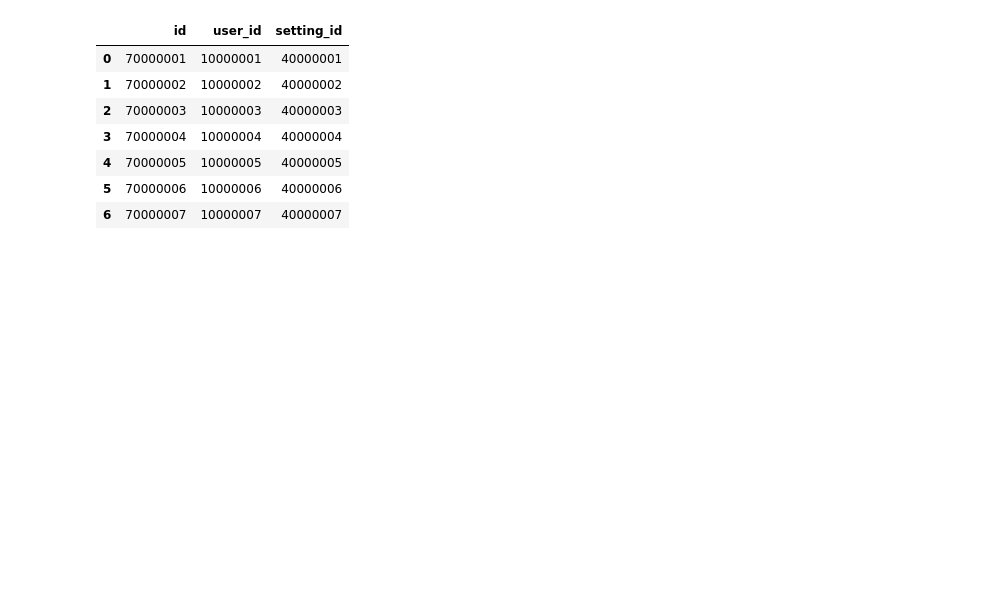
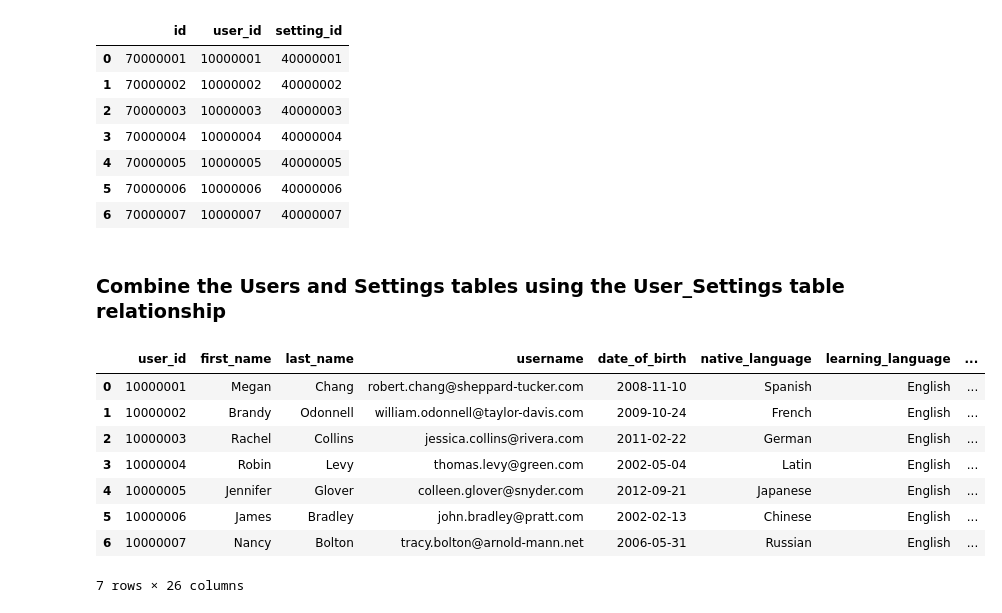
Before and after one commit to caidennason/learnlink-team-4, a Jupyter notebook: rec-system/index.ipynb, the cells around one changed output. Cells and saved outputs as stored; diff of their text form; code cells hidden in the pictures; blank space fills up the shorter version.

```diff
--- a/rec-system/index.ipynb
+++ b/rec-system/index.ipynb
@@ -479,3 +545,5 @@ user_settings.head(7)
 | 4 | 70000005 | 10000005 | 40000005 |
 | 5 | 70000006 | 10000006 | 40000006 |
 | 6 | 70000007 | 10000007 | 40000007 |
+# %% [markdown]
+### Combine the Users and Settings tables using the User_Settings table relationship
@@ -481,0 +559,13 @@ user_settings.head(7)
+# %%
+df.rename(columns={'id_x': 'user_id'}, inplace=True)
+df.head(7)
+# %% [output]
+|  | user_id | first_name | last_name | username | date_of_birth | native_language | learning_language | ... |
+| 0 | 10000001 | Megan | Chang | robert.chang@sheppard-tucker.com | 2008-11-10 | Spanish | English | ... |
+| 1 | 10000002 | Brandy | Odonnell | william.odonnell@taylor-davis.com | 2009-10-24 | French | English | ... |
+| 2 | 10000003 | Rachel | Collins | jessica.collins@rivera.com | 2011-02-22 | German | English | ... |
+| 3 | 10000004 | Robin | Levy | thomas.levy@green.com | 2002-05-04 | Latin | English | ... |
+| 4 | 10000005 | Jennifer | Glover | colleen.glover@snyder.com | 2012-09-21 | Japanese | English | ... |
+| 5 | 10000006 | James | Bradley | john.bradley@pratt.com | 2002-02-13 | Chinese | English | ... |
+| 6 | 10000007 | Nancy | Bolton | tracy.bolton@arnold-mann.net | 2006-05-31 | Russian | English | ... |
+7 rows × 26 columns
```
Also changed, not shown: parts of 51 cells of this notebook, 7 other files.
